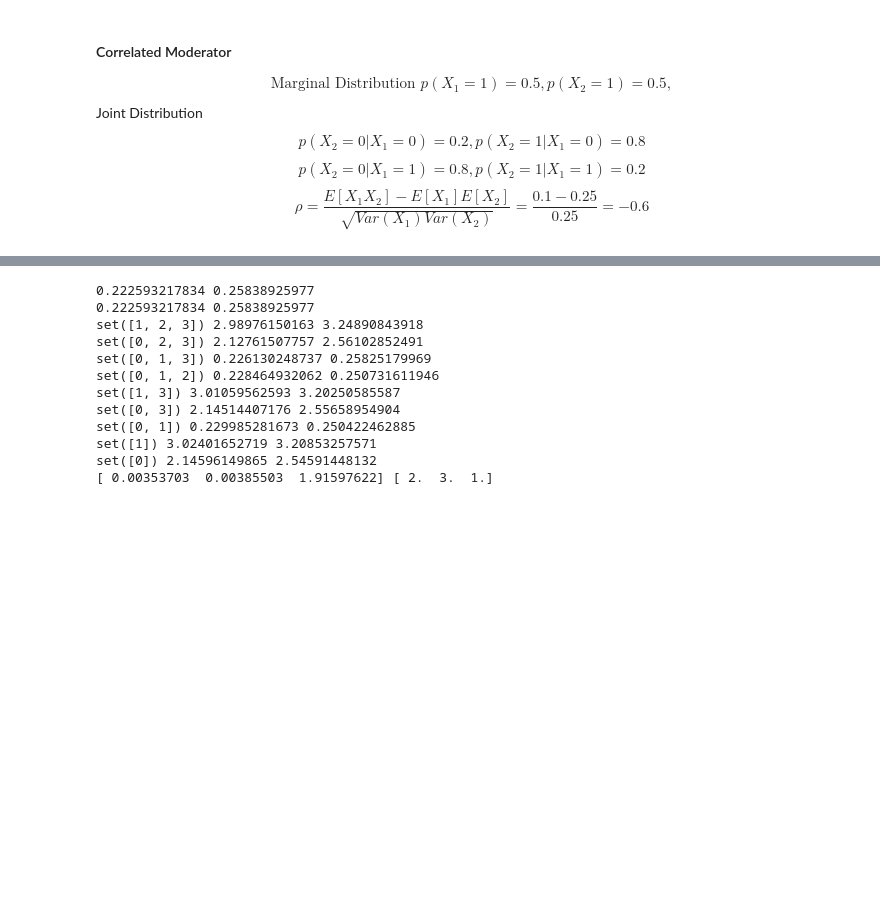
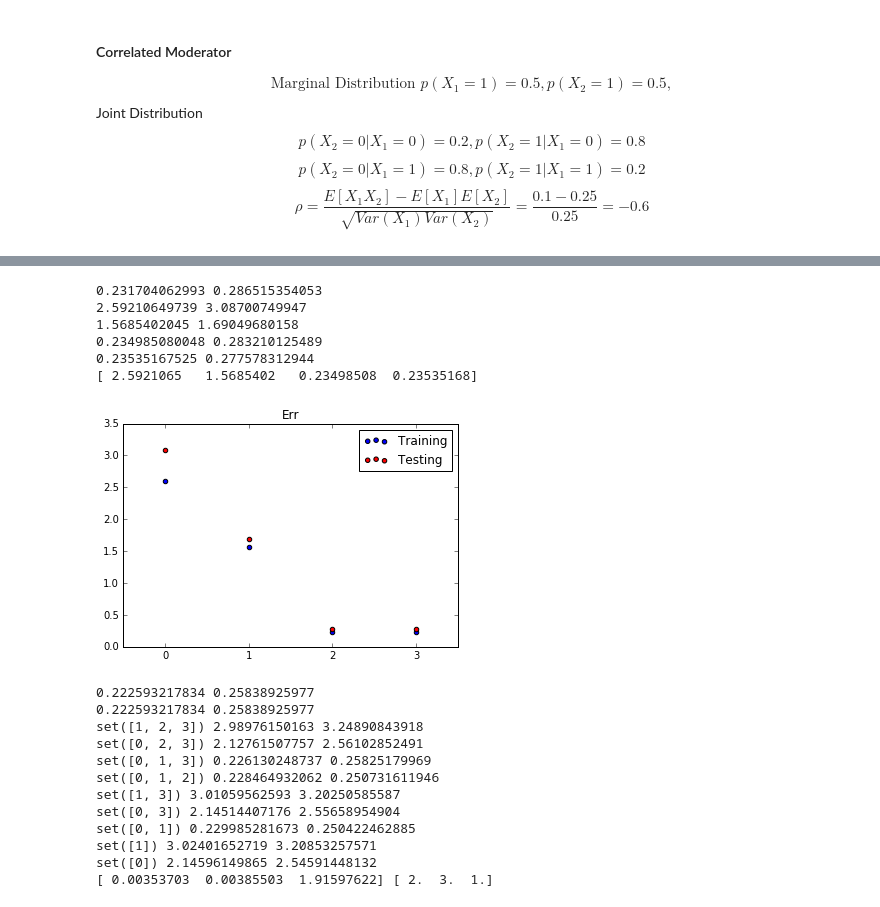
Before and after one commit to jtwangac/AM221_project, a Jupyter notebook: exp_continous.ipynb, the cells around one changed output, grey strips where cells are left out. Cells and saved outputs as stored; diff of their text form; code cells hidden in the pictures; blank space fills up the shorter version.

```diff
--- a/exp_continous.ipynb
+++ b/exp_continous.ipynb
@@ -534,3 +533,31 @@ plt.show()
+# %%
+train_r = np.zeros(4)
+test_r = np.zeros(4)
+feature_set = set(np.arange(4))
+train_err,test_err=lr(feature_set,train_X,train_y,test_X,test_y)
+print train_err,test_err
+for i,s in enumerate(feature_set):
+    feature_set.remove(s)
+    train_err1,test_err1=lr(feature_set,train_X,train_y,test_X,test_y)
+    print train_err1,test_err1
+    train_r[i] = train_err1
+    test_r[i] = test_err1
+    feature_set.add(s)
+print train_r
+plt.scatter(np.arange(4),train_r,label='Training')
+plt.scatter(np.arange(4),test_r,label = 'Testing',c = 'red')
+plt.xticks(np.arange(4),np.arange(4))
+plt.title('Err')
+plt.legend()
+plt.show()
+# %% [output]
+0.231704062993 0.286515354053
+2.59210649739 3.08700749947
+1.5685402045 1.69049680158
+0.234985080048 0.283210125489
+0.23535167525 0.277578312944
+[ 2.5921065   1.5685402   0.23498508  0.23535168]
+[figure, added]
 # %%
 train_r = np.zeros(4)
 test_r = np.zeros(4)
```
Also changed, not shown: parts of 4 cells of this notebook, 1 other file.
